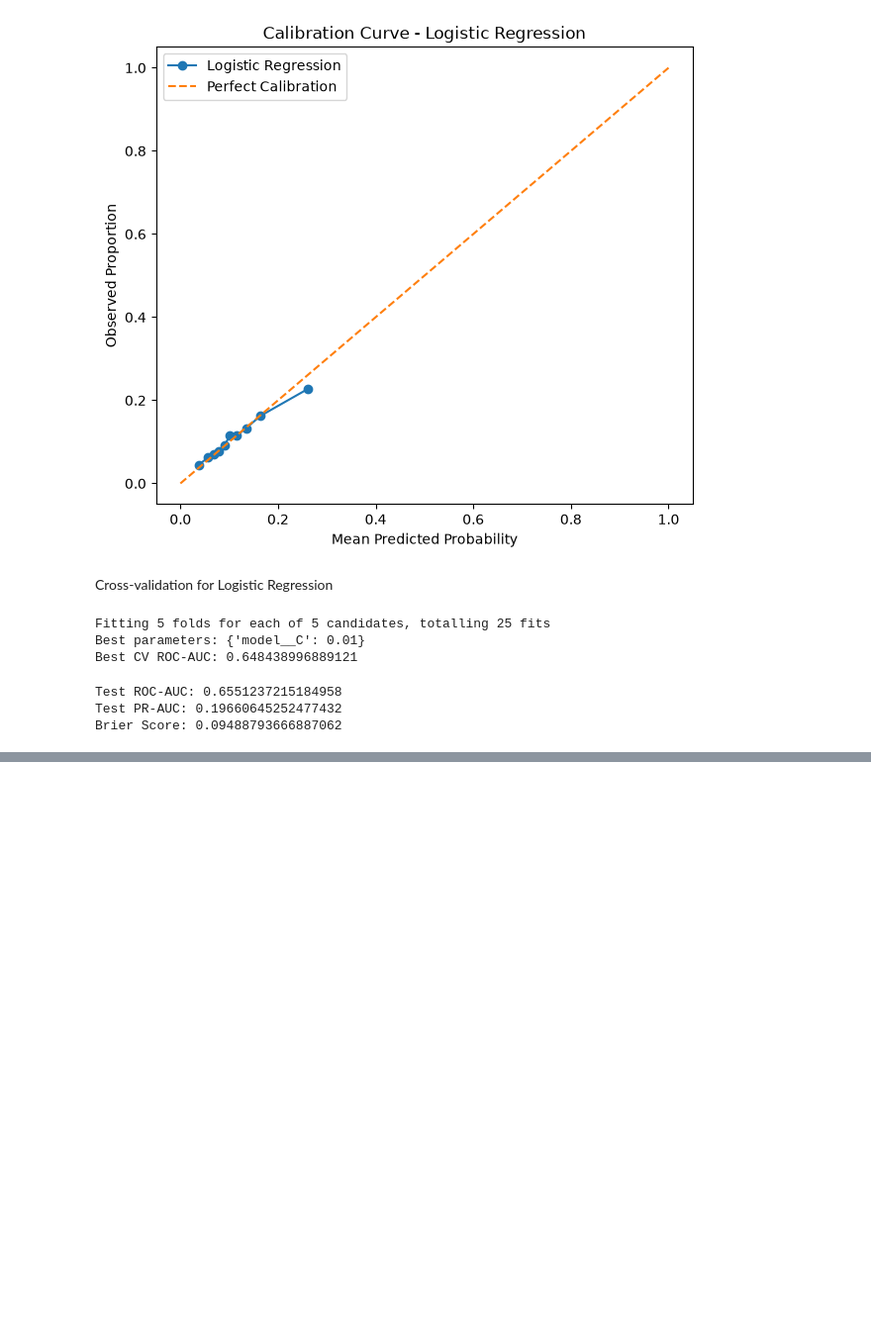
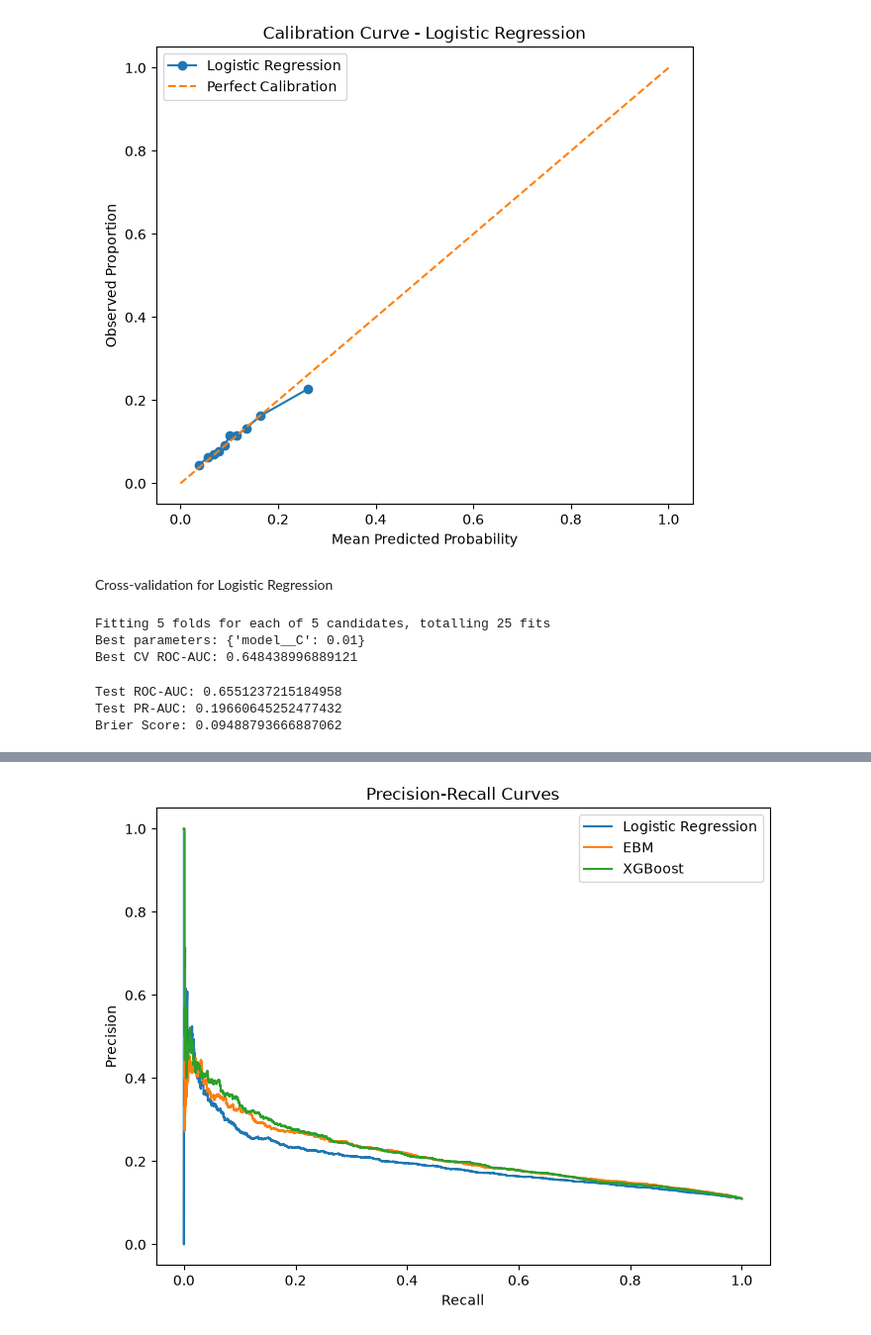
Before and after one commit to umayangi12/ResearchProject, a Jupyter notebook: JupyterNotebook/ModelTraining.ipynb, the cells around one changed output, grey strips where cells are left out. Shown at 99% size. Cells and saved outputs as stored; diff of their text form; code cells hidden in the pictures; blank space fills up the shorter version.

```diff
--- a/JupyterNotebook/ModelTraining.ipynb
+++ b/JupyterNotebook/ModelTraining.ipynb
@@ -668,0 +924,47 @@ Brier Score: 0.09488793666887062
+# %%
+#compare Precision-Recall curves
+from sklearn.metrics import precision_recall_curve
+
+precision_lr, recall_lr, _ = precision_recall_curve(
+    y_test,
+    y_prob_lr
+)
+
+precision_ebm, recall_ebm, _ = precision_recall_curve(
+    y_test,
+    y_prob_ebm
+)
+
+precision_xgb, recall_xgb, _ = precision_recall_curve(
+    y_test,
+    y_prob_xgb
+)
+
+plt.figure(figsize=(8, 6))
+
+plt.plot(
+    recall_lr,
+    precision_lr,
+    label="Logistic Regression"
+)
+
+plt.plot(
+    recall_ebm,
+    precision_ebm,
+    label="EBM"
+)
+
+plt.plot(
+    recall_xgb,
+    precision_xgb,
+    label="XGBoost"
+)
+
+plt.xlabel("Recall")
+plt.ylabel("Precision")
+plt.title("Precision-Recall Curves")
+
+plt.legend()
+plt.show()
+# %% [output]
+[figure, added]
```
Also changed, not shown: parts of 46 cells of this notebook.
